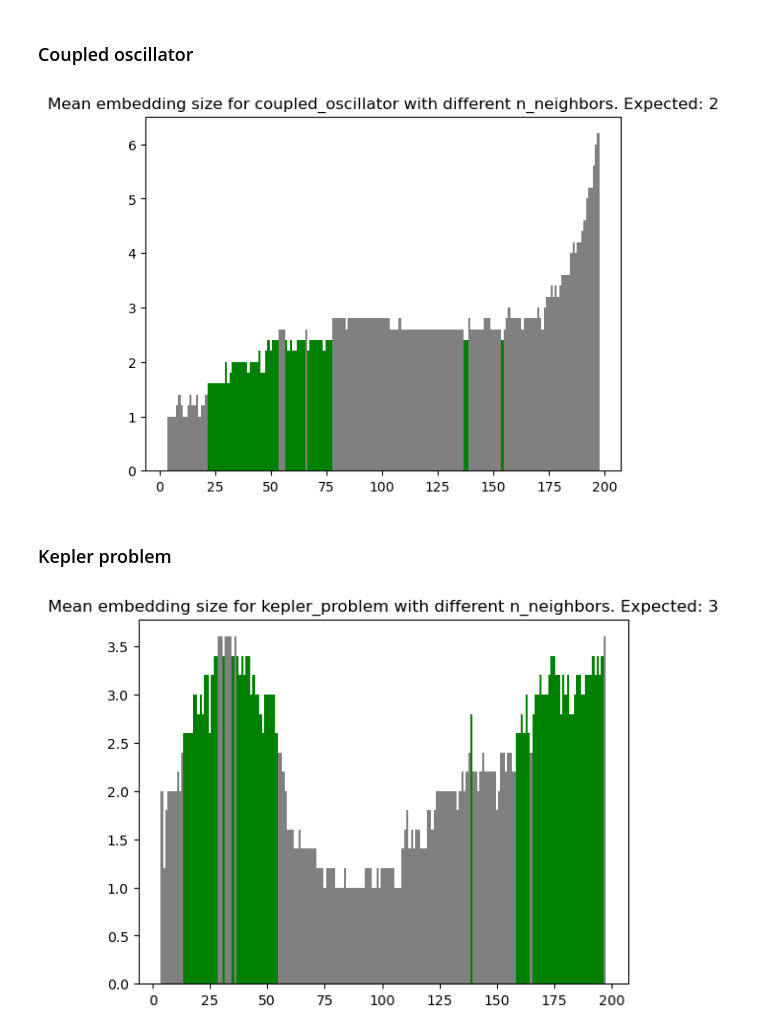
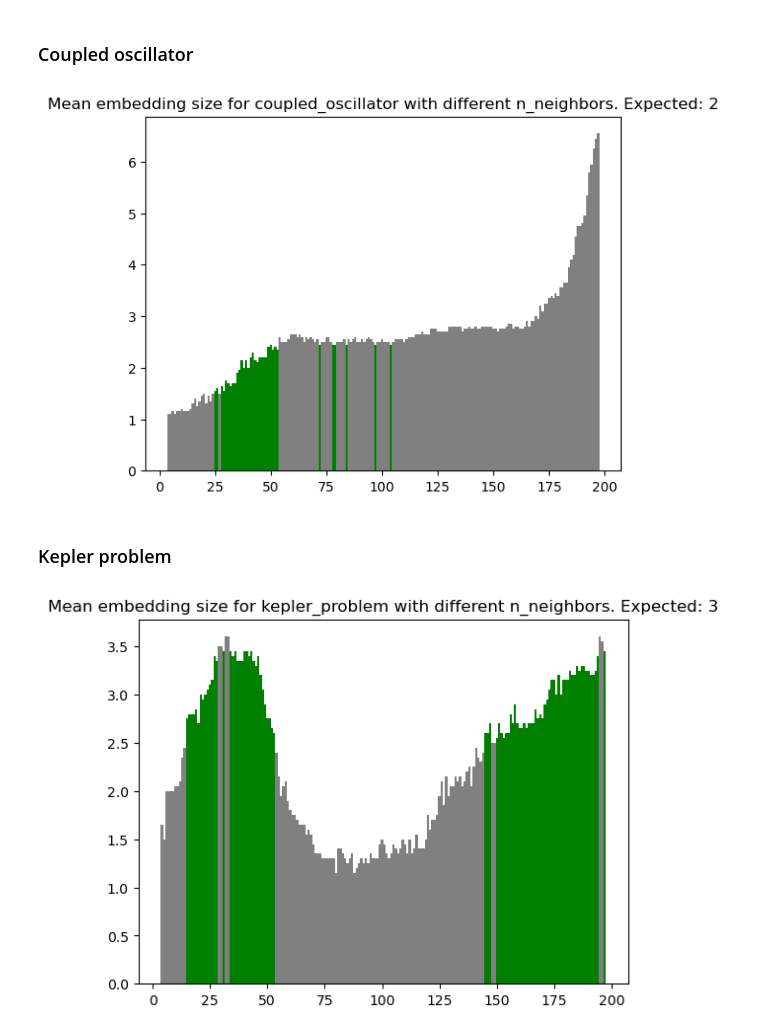
Before and after one commit to waleko/ai-prentice-conservation-laws, a Jupyter notebook: Replicating Soljacic.ipynb, the cells around one changed output. Drawn from its saved outputs; the diff is of its cells as text; code cells hidden in the pictures.

```diff
--- a/Replicating Soljacic.ipynb
+++ b/Replicating Soljacic.ipynb
@@ -217,16 +249,16 @@ try_n_neighbors_batched(Ws_dp, 2, "double_pendulum")
 # %% [markdown]
 ### Coupled oscillator
 # %%
-data_co_batches = utils.batch_get_data("coupled_oscillator")
+data_co_batches = utils.batch_get_data("coupled_oscillator", n_batches=20)
 Ws_co = [utils.gen_dist_matrix(x) for x in data_co_batches]
 try_n_neighbors_batched(Ws_co, 2, "coupled_oscillator")
 # %% [output]
-[figure, old version]
+[figure, new version]
 # %% [markdown]
 ### Kepler problem
 # %%
-data_kp_batches = utils.batch_get_data("kepler_problem")
+data_kp_batches = utils.batch_get_data("kepler_problem", n_batches=20)
 Ws_kp = [utils.gen_dist_matrix(x) for x in data_kp_batches]
 try_n_neighbors_batched(Ws_kp, 3, "kepler_problem")
 # %% [output]
-[figure, old version]
+[figure, new version]
```
Also changed, not shown: parts of 29 cells of this notebook.
